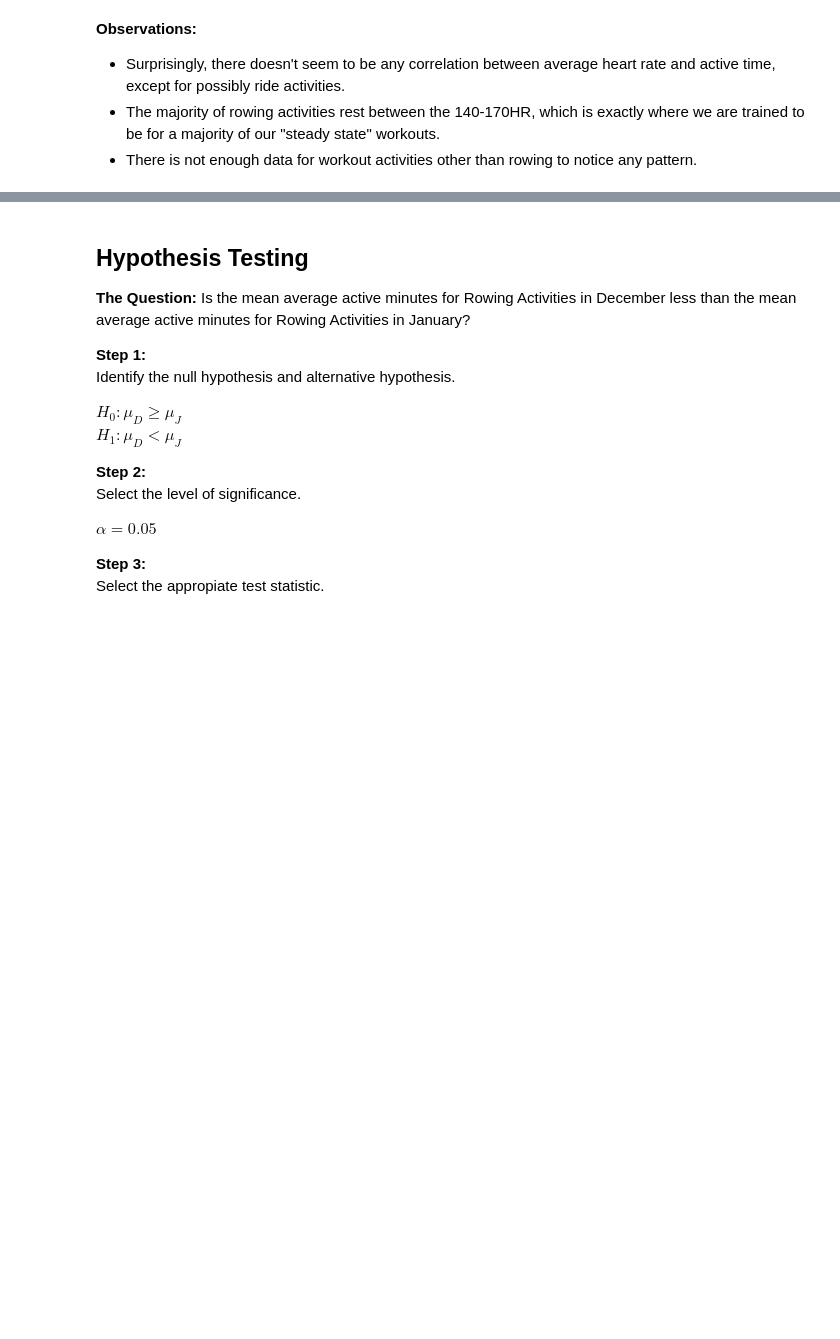
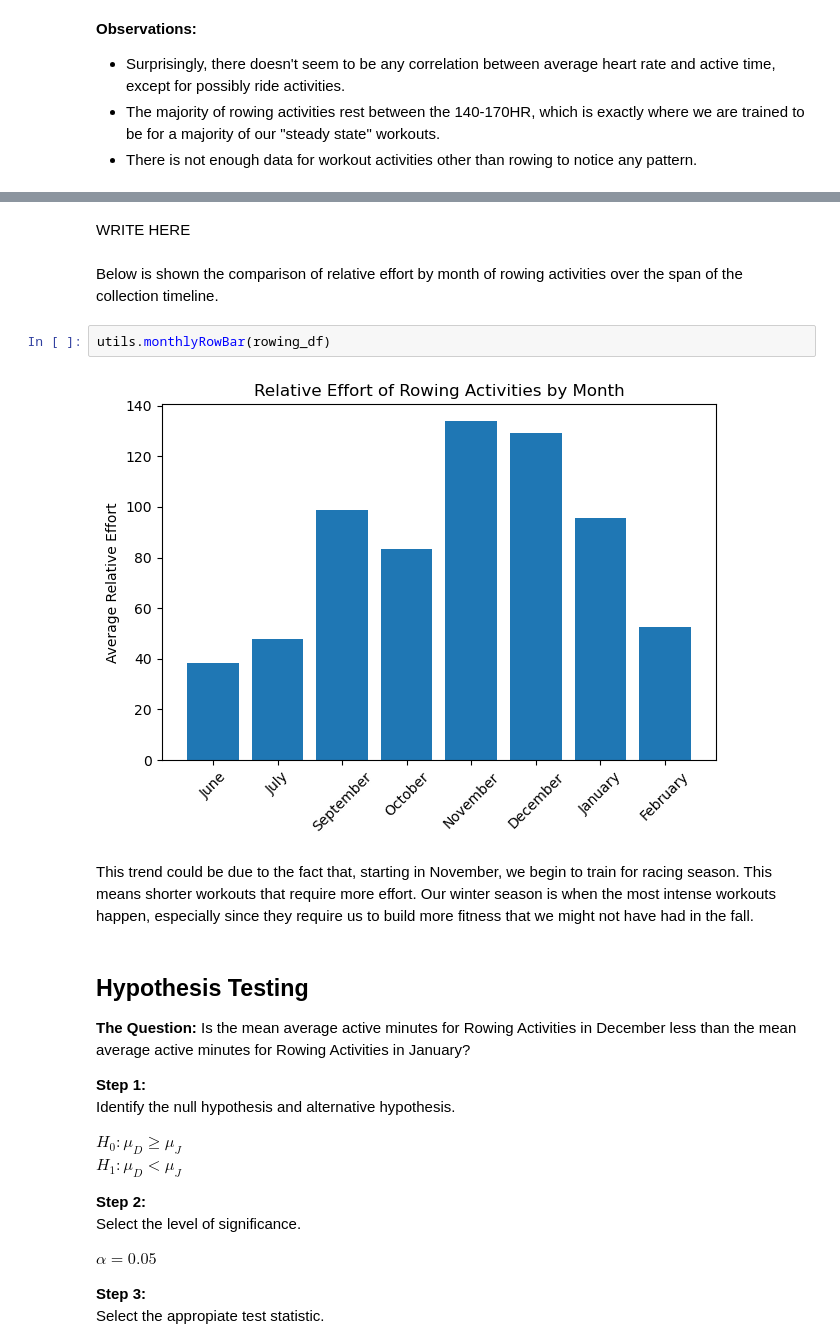
Before and after one commit to hubbsde/da8_personal_project, a Jupyter notebook: StravaEDA.ipynb, the cells around one changed output, grey strips where cells are left out. Drawn from its saved outputs; the diff is of its cells as text; blank space fills up the shorter version.

```diff
--- a/StravaEDA.ipynb
+++ b/StravaEDA.ipynb
@@ -110,3 +119,13 @@ for activity in activity_options:
+# %% [markdown]
+WRITE HERE
+# %% [markdown]
+Below is shown the comparison of relative effort by month of rowing activities over the span of the collection timeline.
+# %%
+utils.monthlyRowBar(rowing_df)
+# %% [output]
+[figure, added]
+# %% [markdown]
+This trend could be due to the fact that, starting in November, we begin to train for racing season. This means shorter workouts that require more effort. Our winter season is when the most intense workouts happen, especially since they require us to build more fitness that we might not have had in the fall.
 # %% [markdown]
 ## Hypothesis Testing
 
```
Also changed, not shown: parts of 4 cells of this notebook, 3 other files.
